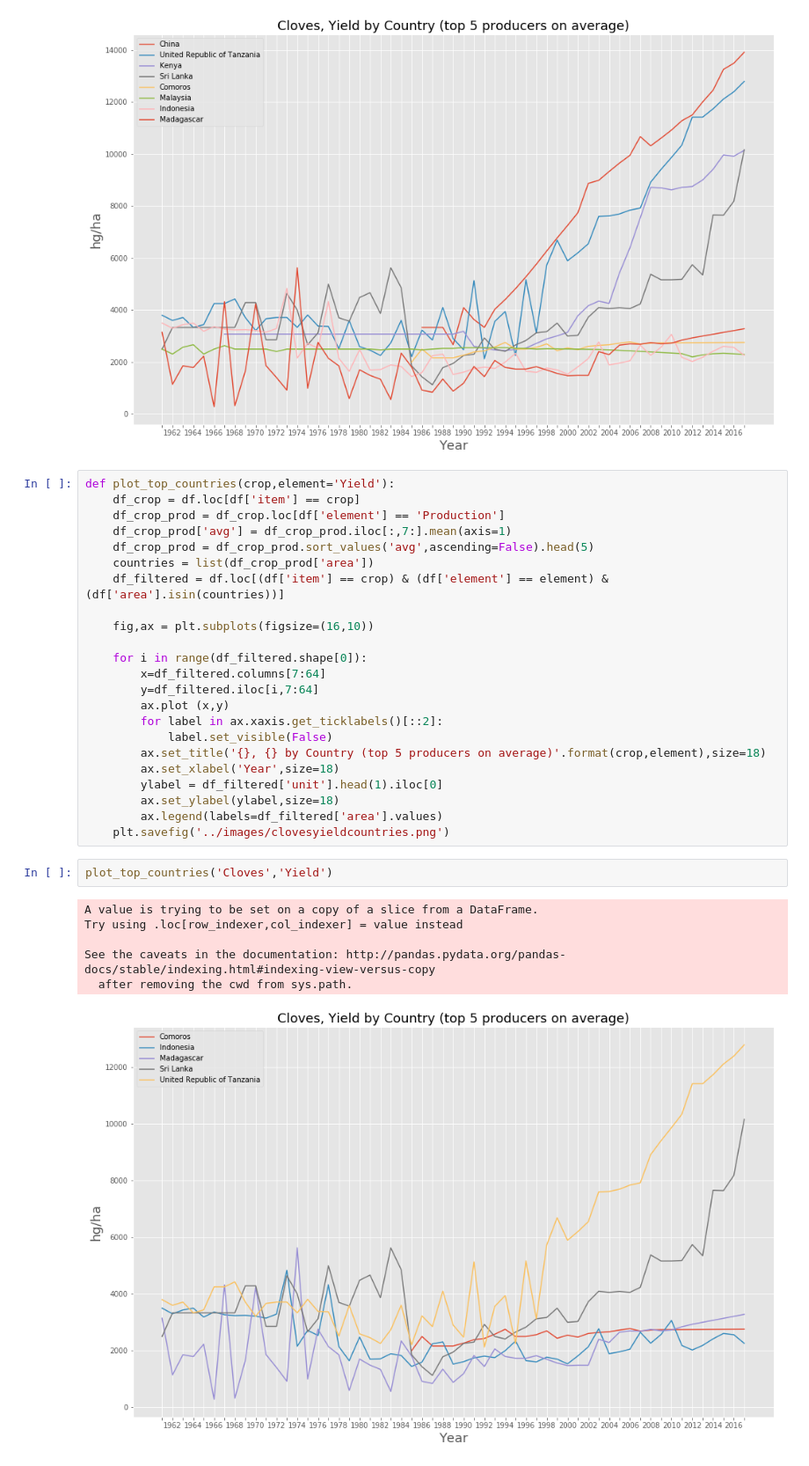
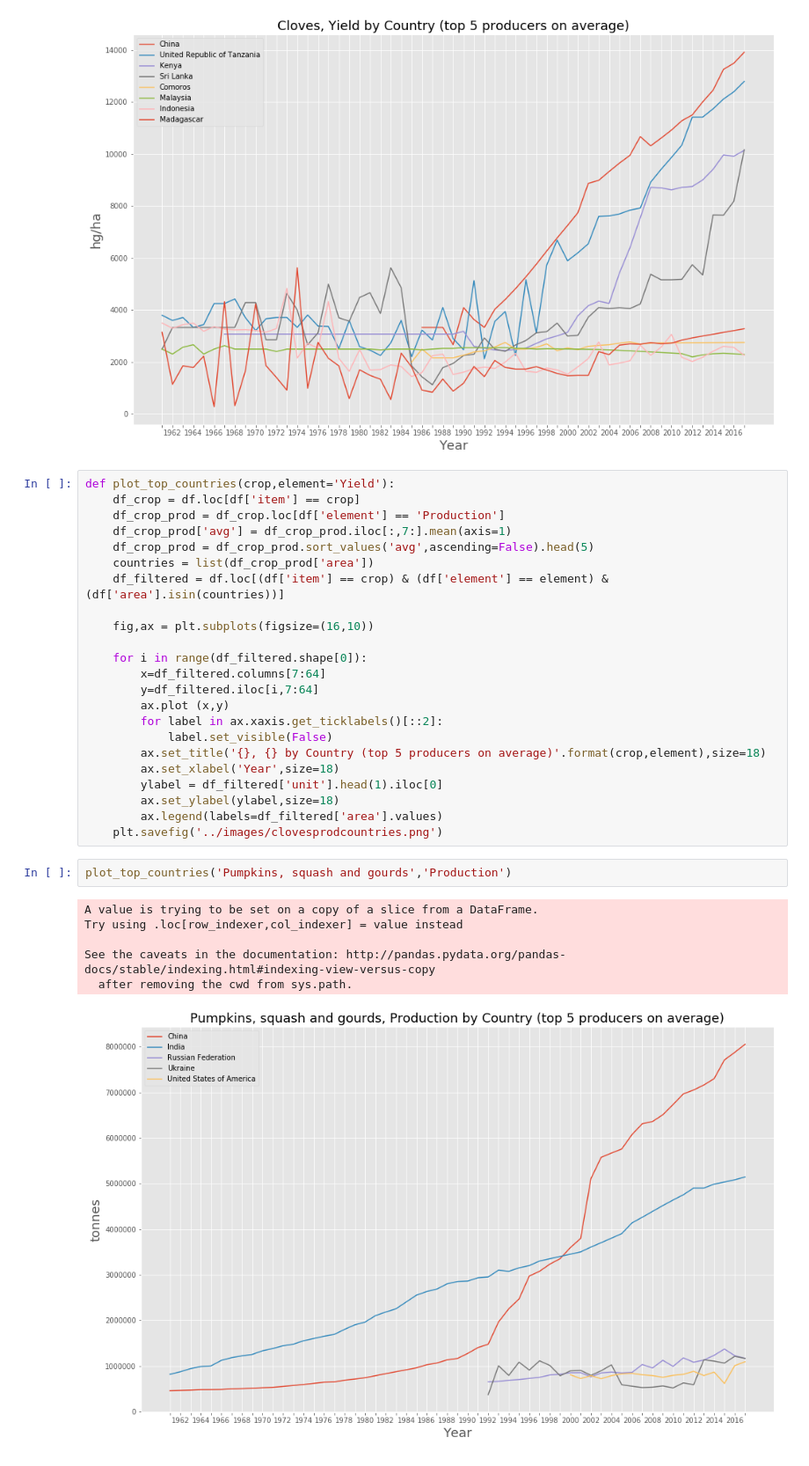
Before and after one commit to alyserecord/agricultural_yield, a Jupyter notebook: src/consistent_rate_change.ipynb, the cells around one changed output. Shown at 88% size. Saved outputs shown, nothing was run; the diff lists cells and outputs as text.

Commit message:
adding new images

```diff
--- a/src/consistent_rate_change.ipynb
+++ b/src/consistent_rate_change.ipynb
@@ -122,13 +122,13 @@ def plot_top_countries(crop,element='Yield'):
         ylabel = df_filtered['unit'].head(1).iloc[0]
         ax.set_ylabel(ylabel,size=18)
         ax.legend(labels=df_filtered['area'].values)
-    plt.savefig('../images/clovesyieldcountries.png')
+    plt.savefig('../images/clovesprodcountries.png')
-# %%
-plot_top_countries('Cloves','Yield')
-# %% [output]
-A value is trying to be set on a copy of a slice from a DataFrame.
-Try using .loc[row_indexer,col_indexer] = value instead
-
-See the caveats in the documentation: http://pandas.pydata.org/pandas-docs/stable/indexing.html#indexing-view-versus-copy
-  after removing the cwd from sys.path.
-[figure, removed]
+# %%
+plot_top_countries('Pumpkins, squash and gourds','Production')
+# %% [output]
+A value is trying to be set on a copy of a slice from a DataFrame.
+Try using .loc[row_indexer,col_indexer] = value instead
+
+See the caveats in the documentation: http://pandas.pydata.org/pandas-docs/stable/indexing.html#indexing-view-versus-copy
+  after removing the cwd from sys.path.
+[figure, added]
```
Also changed, not shown: 2 other files.
